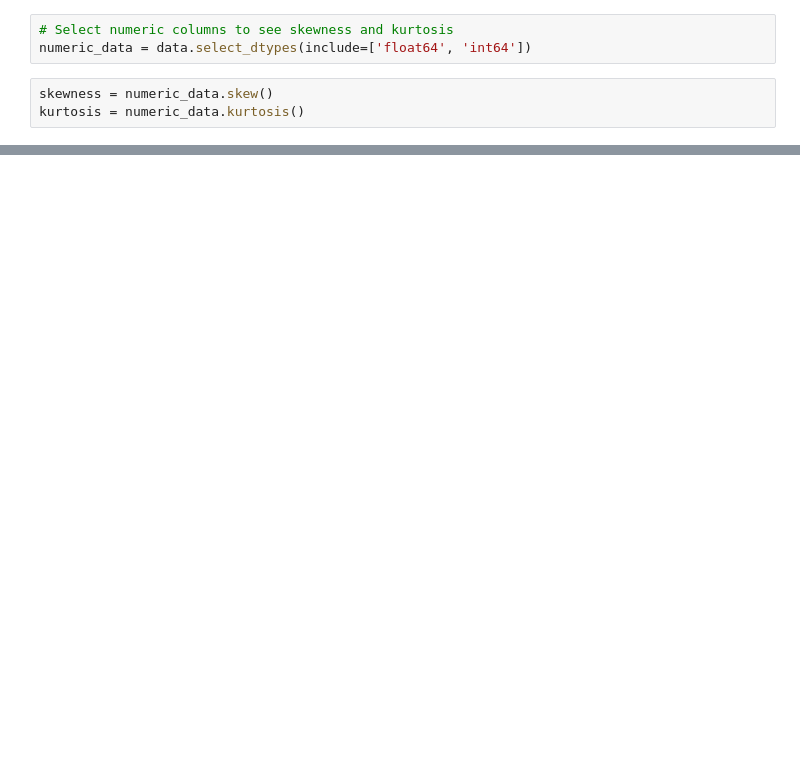
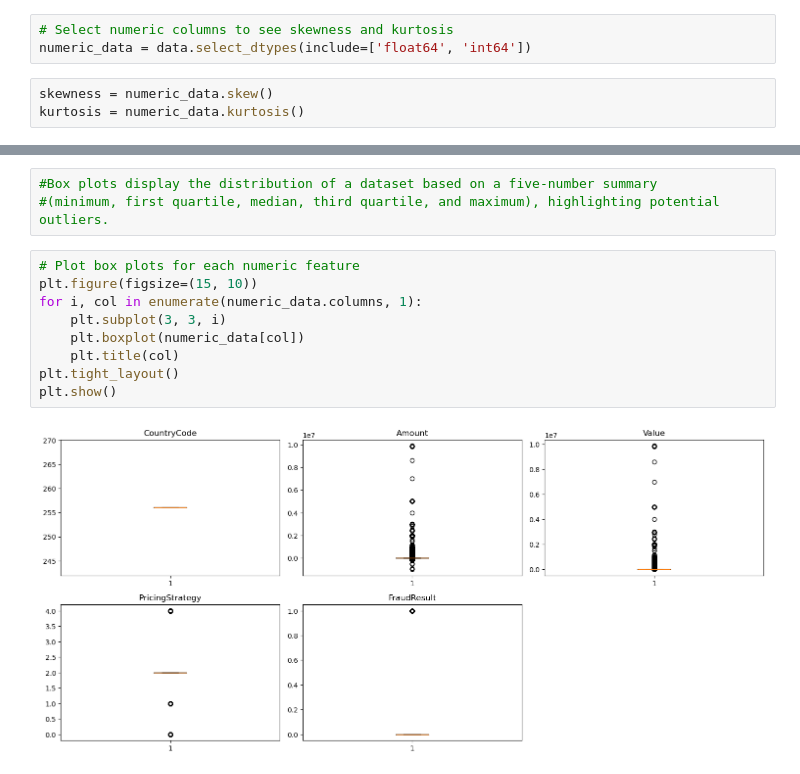
Before and after one commit to nadianesib4334/Bati_Bank_finance_Institute_-credit_score_analysis-edit, a Jupyter notebook: EDA.ipynb, the cells around one changed output, grey strips where cells are left out. Cells and saved outputs as stored; diff of their text form; blank space fills up the shorter version.

```diff
--- a/EDA.ipynb
+++ b/EDA.ipynb
@@ -103,0 +120,14 @@ dtype: float64
+# %%
+#Box plots display the distribution of a dataset based on a five-number summary
+#(minimum, first quartile, median, third quartile, and maximum), highlighting potential outliers.
+# %%
+# Plot box plots for each numeric feature
+plt.figure(figsize=(15, 10))
+for i, col in enumerate(numeric_data.columns, 1):
+    plt.subplot(3, 3, i)
+    plt.boxplot(numeric_data[col])
+    plt.title(col)
+plt.tight_layout()
+plt.show()
+# %% [output]
+[figure, added]
```
Also changed, not shown: parts of 41 cells of this notebook.
